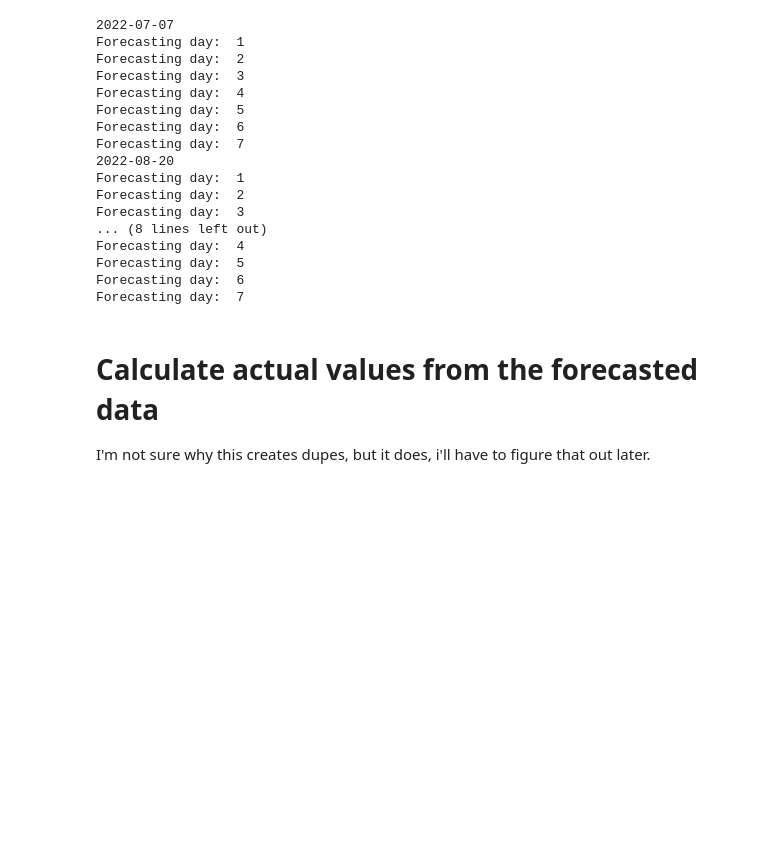
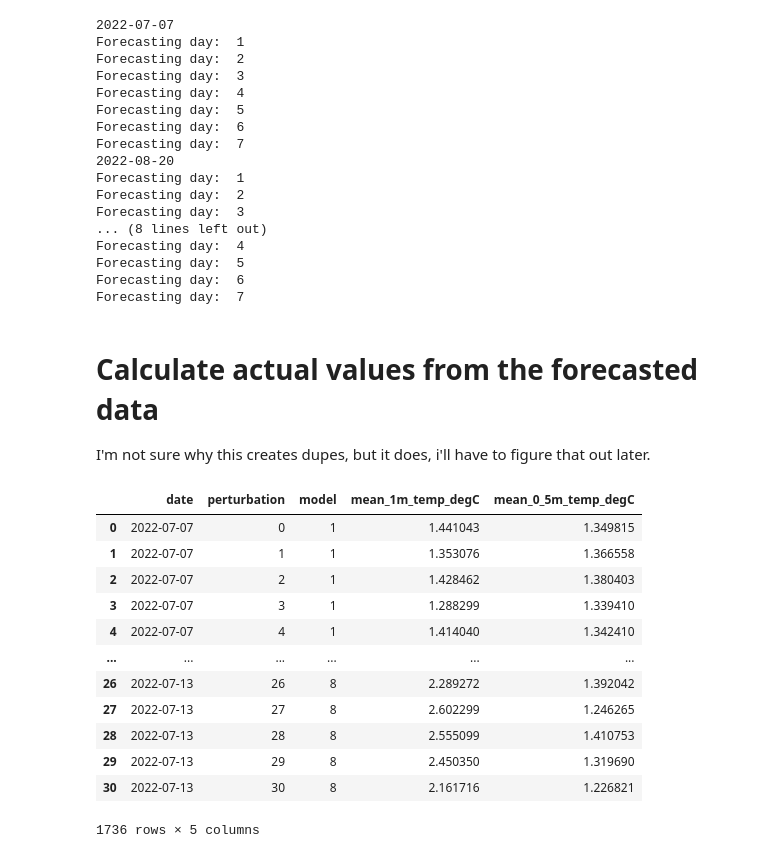
Before and after one commit to steeleb/ATS-Data-Driven-Forecasting, a Jupyter notebook: run-operational/Forecast_walkthrough.ipynb, the cells around one changed output. Cells and saved outputs as stored; diff of their text form; code cells hidden in the pictures; blank space fills up the shorter version.

```diff
--- a/run-operational/Forecast_walkthrough.ipynb
+++ b/run-operational/Forecast_walkthrough.ipynb
@@ -335,9 +760,9 @@ def make_forecast(date, n_days):
 # %% [markdown]
 # Make a few forecasts
 # %%
-jul07_seven_day = make_forecast("2022-07-07", 7)
-aug20_seven_day = make_forecast("2022-08-20", 7)
-sept11_seven_day = make_forecast("2022-09-11", 7)
+jul07_seven_day = make_seven_day_forecast("2022-07-07")
+aug20_seven_day = make_seven_day_forecast("2022-08-20")
+sept11_seven_day = make_seven_day_forecast("2022-09-11")
 # %% [output]
 2022-07-07
 Forecasting day:  1
@@ -360,11 +785,22 @@ Forecasting day:  7
 # Calculate actual values from the forecasted data
 
 I'm not sure why this creates dupes, but it does, i'll have to figure that out later.
-# %%
-#drop duplicates
-jul07_seven_day = jul07_seven_day.drop_duplicates()
-aug20_seven_day = aug20_seven_day.drop_duplicates()
-sept11_seven_day = sept11_seven_day.drop_duplicates()
+# %%
+jul07_seven_day
+# %% [output]
+|  | date | perturbation | model | mean_1m_temp_degC | mean_0_5m_temp_degC |
+| 0 | 2022-07-07 | 0 | 1 | 1.441043 | 1.349815 |
+| 1 | 2022-07-07 | 1 | 1 | 1.353076 | 1.366558 |
+| 2 | 2022-07-07 | 2 | 1 | 1.428462 | 1.380403 |
+| 3 | 2022-07-07 | 3 | 1 | 1.288299 | 1.339410 |
+| 4 | 2022-07-07 | 4 | 1 | 1.414040 | 1.342410 |
+| ... | ... | ... | ... | ... | ... |
+| 26 | 2022-07-13 | 26 | 8 | 2.289272 | 1.392042 |
+| 27 | 2022-07-13 | 27 | 8 | 2.602299 | 1.246265 |
+| 28 | 2022-07-13 | 28 | 8 | 2.555099 | 1.410753 |
+| 29 | 2022-07-13 | 29 | 8 | 2.450350 | 1.319690 |
+| 30 | 2022-07-13 | 30 | 8 | 2.161716 | 1.226821 |
+1736 rows × 5 columns
 # %%
 mean_std = pd.read_csv(os.path.join(data_dir, "mean_std_train_val_t2022_v2024-10-28.csv"))
 mean_std = mean_std.set_index("Unnamed: 0")
```
Also changed, not shown: parts of 1 cell of this notebook, 19 other files.
